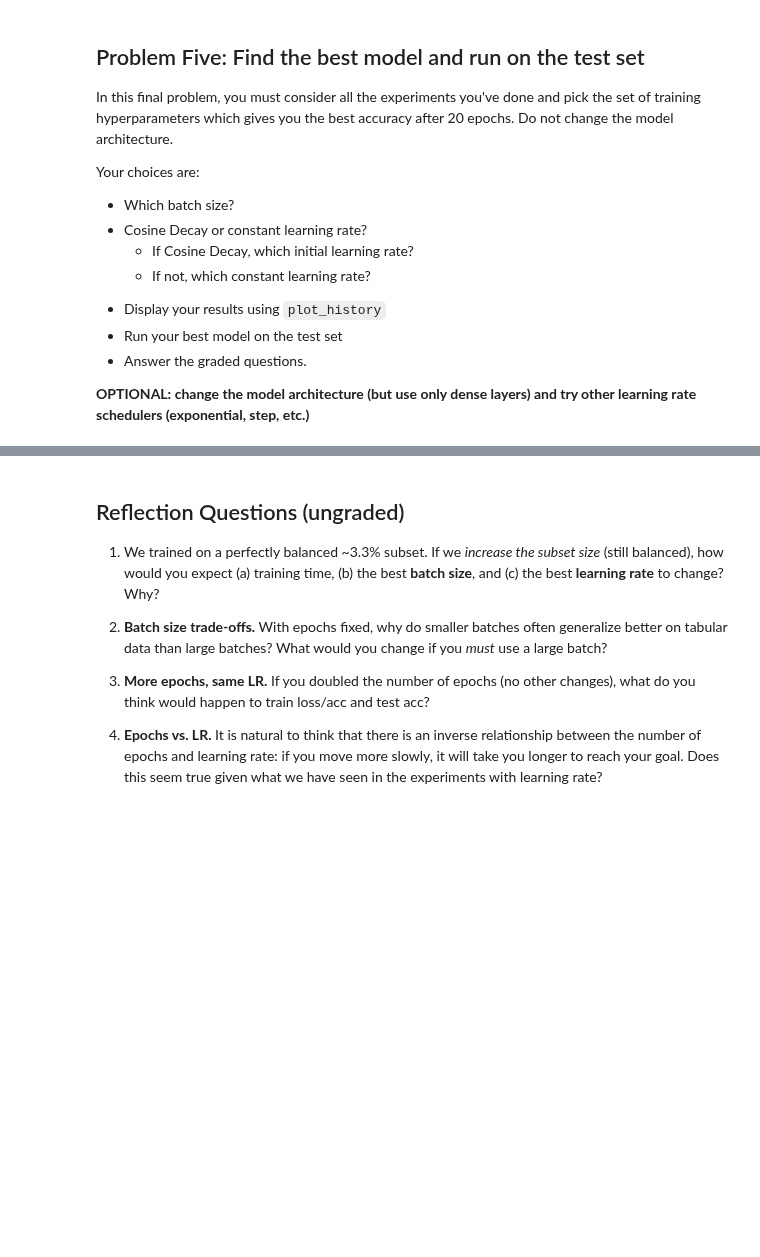
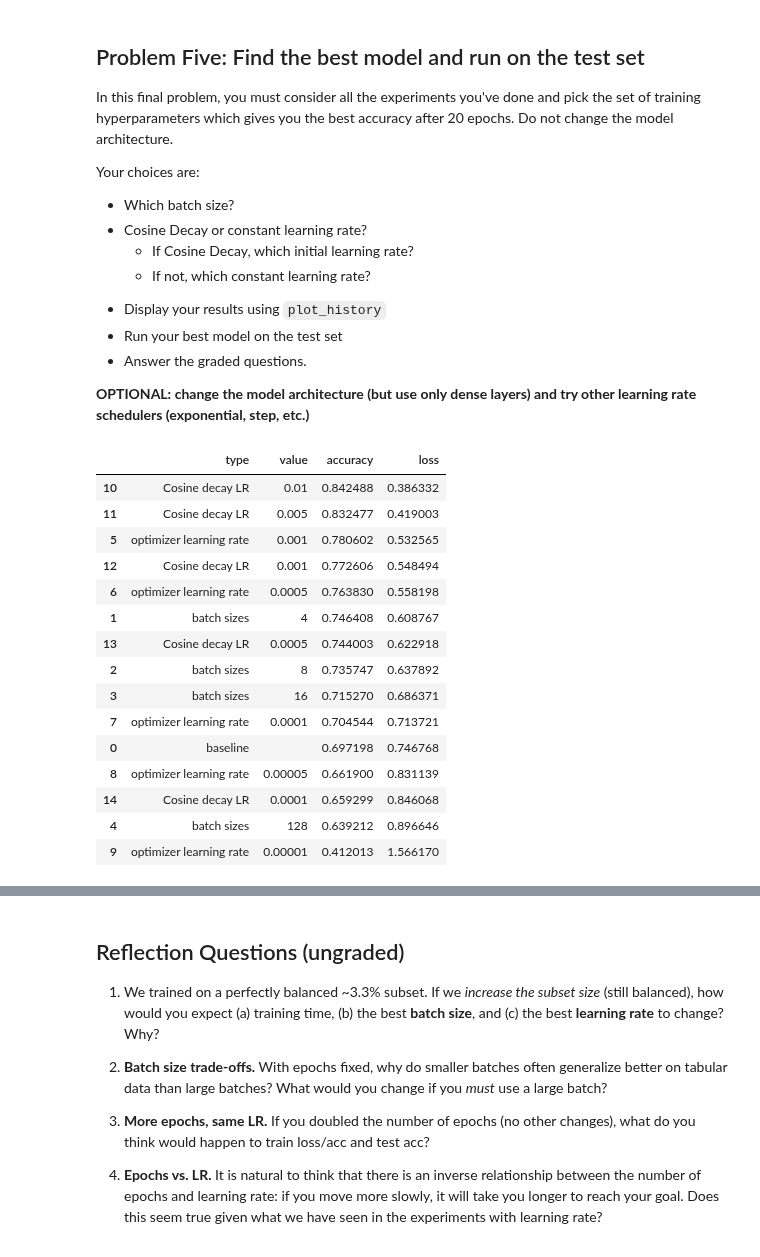
Before and after one commit to raffwh/dx703_hw, a Jupyter notebook: notebooks/Homework_02.ipynb, the cells around one changed output, grey strips where cells are left out. Cells and saved outputs as stored; diff of their text form; code cells hidden in the pictures; blank space fills up the shorter version.

```diff
--- a/notebooks/Homework_02.ipynb
+++ b/notebooks/Homework_02.ipynb
@@ -292,3 +599,31 @@ Your choices are:
 **OPTIONAL: change the model architecture (but use only dense layers) and try other learning rate schedulers (exponential, step, etc.)**
 # %%
 # Your code here -- add as many cells as you need
+
+p1 = pd.DataFrame([{
+    "type": "baseline",
+    "value": "",
+    "accuracy": model1_history.history["accuracy"][-1],
+    "loss": model1_history.history["loss"][-1]
+}])
+
+compare_all = pd.concat([p1, p2, p3, p4], ignore_index=True)
+
+display(compare_all.sort_values("accuracy", ascending=False))
+# %% [output]
+|  | type | value | accuracy | loss |
+| 10 | Cosine decay LR | 0.01 | 0.842488 | 0.386332 |
+| 11 | Cosine decay LR | 0.005 | 0.832477 | 0.419003 |
+| 5 | optimizer learning rate | 0.001 | 0.780602 | 0.532565 |
+| 12 | Cosine decay LR | 0.001 | 0.772606 | 0.548494 |
+| 6 | optimizer learning rate | 0.0005 | 0.763830 | 0.558198 |
+| 1 | batch sizes | 4 | 0.746408 | 0.608767 |
+| 13 | Cosine decay LR | 0.0005 | 0.744003 | 0.622918 |
+| 2 | batch sizes | 8 | 0.735747 | 0.637892 |
+| 3 | batch sizes | 16 | 0.715270 | 0.686371 |
+| 7 | optimizer learning rate | 0.0001 | 0.704544 | 0.713721 |
+| 0 | baseline |  | 0.697198 | 0.746768 |
+| 8 | optimizer learning rate | 0.00005 | 0.661900 | 0.831139 |
+| 14 | Cosine decay LR | 0.0001 | 0.659299 | 0.846068 |
+| 4 | batch sizes | 128 | 0.639212 | 0.896646 |
+| 9 | optimizer learning rate | 0.00001 | 0.412013 | 1.566170 |
```
Also changed, not shown: parts of 31 cells of this notebook.
